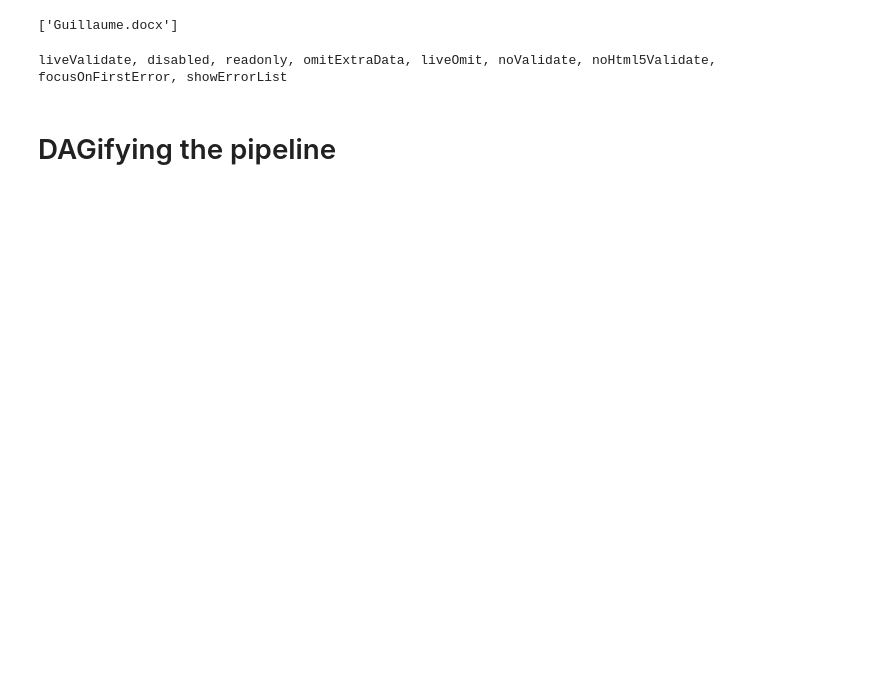
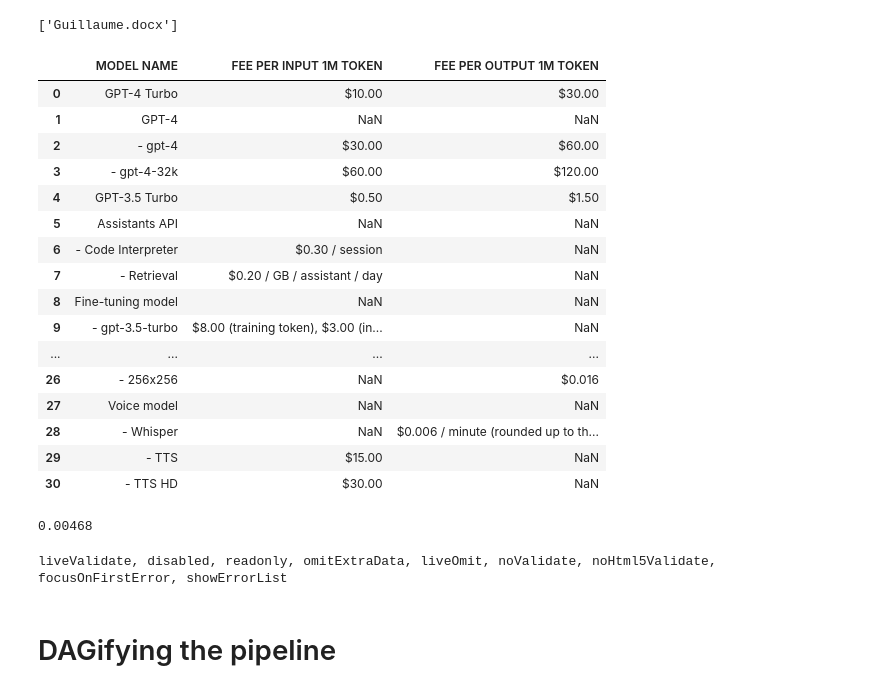
Before and after one commit to addaix/smart_cv, a Jupyter notebook: misc/tw_resume_parsing.ipynb, the cells around one changed output. Drawn from its saved outputs; the diff is of its cells as text; code cells hidden in the pictures; blank space fills up the shorter version.

```diff
--- a/misc/tw_resume_parsing.ipynb
+++ b/misc/tw_resume_parsing.ipynb
@@ -14,0 +162,25 @@ list(in_memory_save_store)
+# %%
+import tabled
+
+tables = tabled.get_tables_from_url('https://apidog.com/blog/openai-api-pricing/')
+assert len(tables) == 1
+raw_price_table = tables[0]
+raw_price_table
+# %% [output]
+|  | MODEL NAME | FEE PER INPUT 1M TOKEN | FEE PER OUTPUT 1M TOKEN |
+| 0 | GPT-4 Turbo | $10.00 | $30.00 |
+| 1 | GPT-4 | NaN | NaN |
+| 2 | - gpt-4 | $30.00 | $60.00 |
+| 3 | - gpt-4-32k | $60.00 | $120.00 |
+| 4 | GPT-3.5 Turbo | $0.50 | $1.50 |
+| 5 | Assistants API | NaN | NaN |
+| 6 | - Code Interpreter | $0.30 / session | NaN |
+| 7 | - Retrieval | $0.20 / GB / assistant / day | NaN |
+| 8 | Fine-tuning model | NaN | NaN |
+| 9 | - gpt-3.5-turbo | $8.00 (training token), $3.00 (in... | NaN |
+| ... | ... | ... | ... |
+| 26 | - 256x256 | NaN | $0.016 |
+| 27 | Voice model | NaN | NaN |
+| 28 | - Whisper | NaN | $0.006 / minute (rounded up to th... |
+| 29 | - TTS | $15.00 | NaN |
+| 30 | - TTS HD | $30.00 | NaN |
@@ -15,3 +208,19 @@ list(in_memory_save_store)
+# %%
+request_price("in", """Now with all these languages and tools give me an hierarchical representation: Python, C,, Perl, Ruby, MatLab, Mathematica, Assembleur, VB, XML, Java, JEE, J2EE, JavaScript, PHP, R,, CSS, C\+\+, IOS, Swift, Android, Kotlin, Flutter, Dart, Rust, Ionic, Cordova, Reactnative, Xamarin, Babylon.js, C\#, F\#, WordPress, ThreeJS, WebGL,
+
+TensorFlow, Spark, Spring, Angular, Structs, Ember, Vue, Django, React, .NET,, .NET Core, Cocoapods, Osgi, Selenium, QA, Nest, Express, Symphony, Falcon, ASP.NET, WinDev, Flask, PySpark, Hibernate,
+
+Hive, Impala, Oracle, MySQL, Acess, SQL, SQL Server, PostgreSQL, Mongo, MariaDB, DBA,
+
+API, Unit Testing, Test Unitaire, Azure, Docker, Bamboo, Kubernetes, Jenkins, Jasmine, Karma, MVC, AWS, kafka
+
+Git, Tortoise, TFS, CVS, SVN, MVC, GNU RCS, GNU CSSC, CVSNT, GNU arch, Darcs, DCVS, Monotone, Codeville, Mercurial, Bazaar, Fossil, Veracity, Pijul, SCCS, PVCS, Rational ClearCase, Harvest, CMVC, Visual SourceSafe, AccuRev SCM, Sourceanywhere, Team Foundation Server, Rational Synergy, Rational Team Concert, BitKeeper, Plastic SCM, IIS active directory, 2IS,
+
+Datawarehouse, Machine Learning, NLP, DeepLearning, Réseau de Neurones, kNN, k\-NN, Régression Linéaire, SVM, Régression Logistique, Arbre de Décission, Fôrets Aléatoires, gradient boosting, PCA, Analyse en Composantes Principales, DataLake, DataFactory, PowerBI, Tableau, Qlikesense, GCP, OpenCV, Computer Vision,
+
+Gestion, Organization, Management, Agile, Scrum, Trello, JIRA, MS Project, Confluence, Sprint, GANTT, Specifications, Redaction, Cahier de charges, Workshop, Atelier, AMOA, PMO""")
+# %% [output]
+0.00468
 # %%
 print(*{'liveValidate': False,
   'disabled': False,
```
Also changed, not shown: parts of 5 cells of this notebook, 12 other files.
